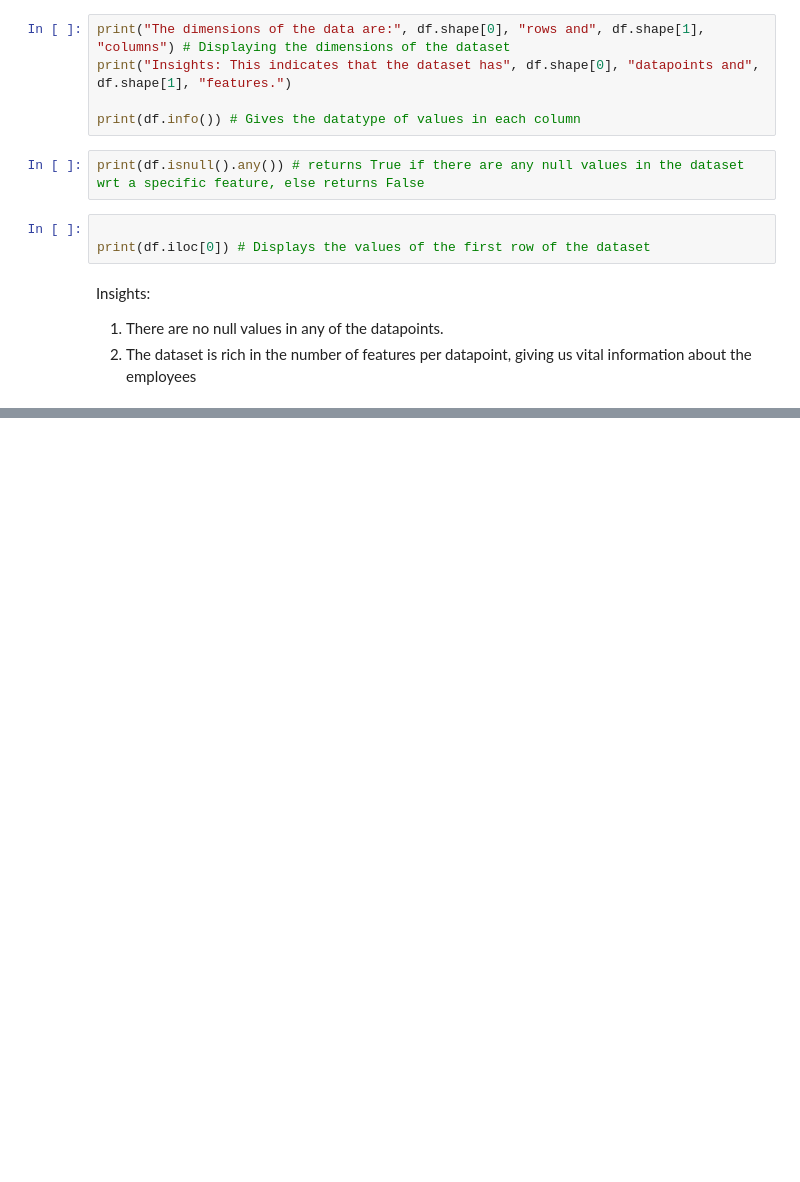
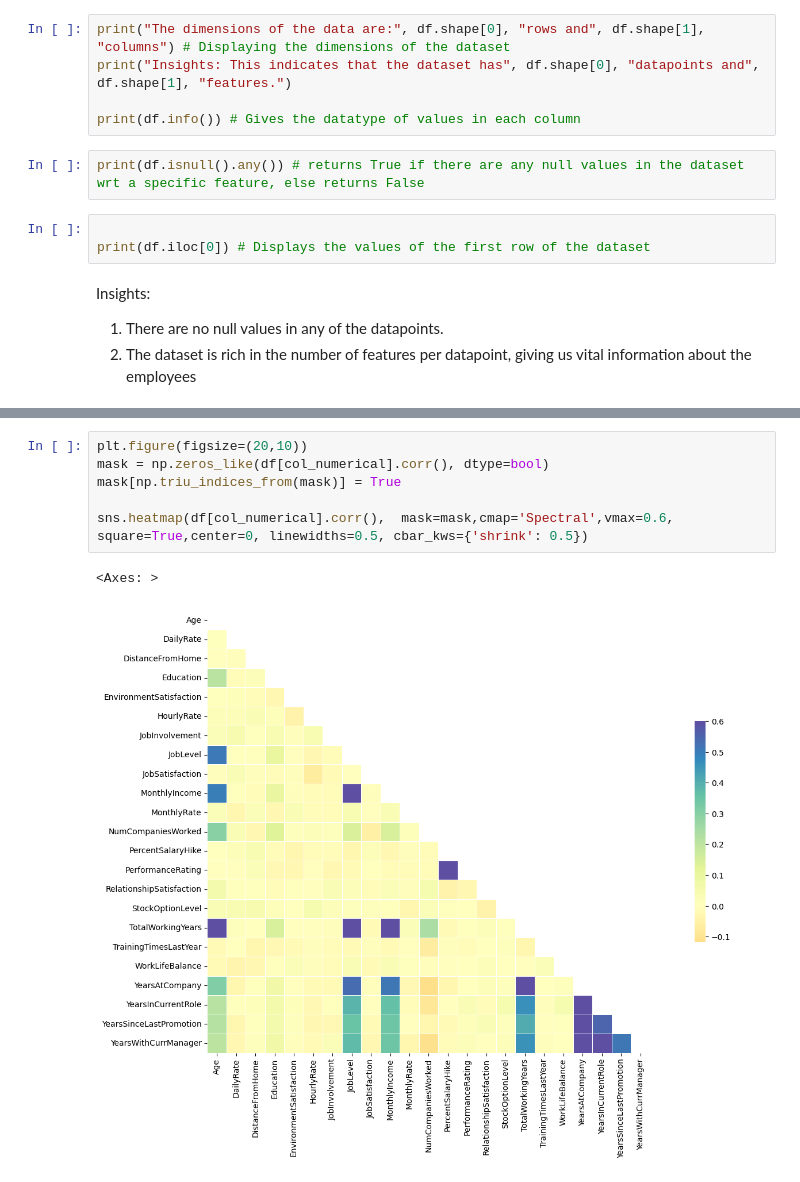
Before and after one commit to Pranav-Bhatlapenumarthi/Machine-Learning-Algorithms, a Jupyter notebook: Projects/hr.ipynb, the cells around one changed output, grey strips where cells are left out. Cells and saved outputs as stored; diff of their text form; blank space fills up the shorter version.

```diff
--- a/Projects/hr.ipynb
+++ b/Projects/hr.ipynb
@@ -46,0 +66,9 @@ Insights:
+# %%
+plt.figure(figsize=(20,10))
+mask = np.zeros_like(df[col_numerical].corr(), dtype=bool)
+mask[np.triu_indices_from(mask)] = True
+
+sns.heatmap(df[col_numerical].corr(),  mask=mask,cmap='Spectral',vmax=0.6,  square=True,center=0, linewidths=0.5, cbar_kws={'shrink': 0.5})
+# %% [output]
+<Axes: >
+[figure, added]
```
Also changed, not shown: parts of 4 cells of this notebook.
